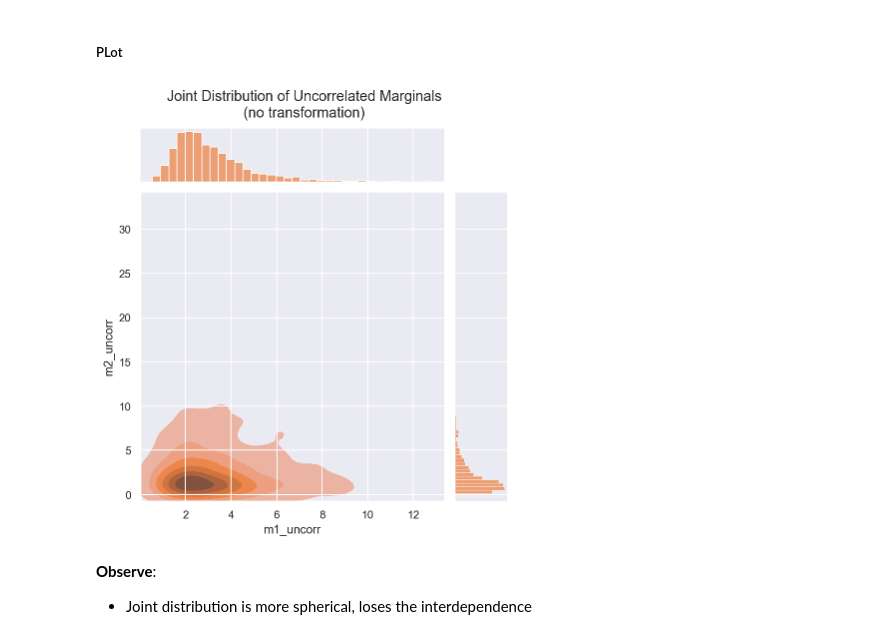
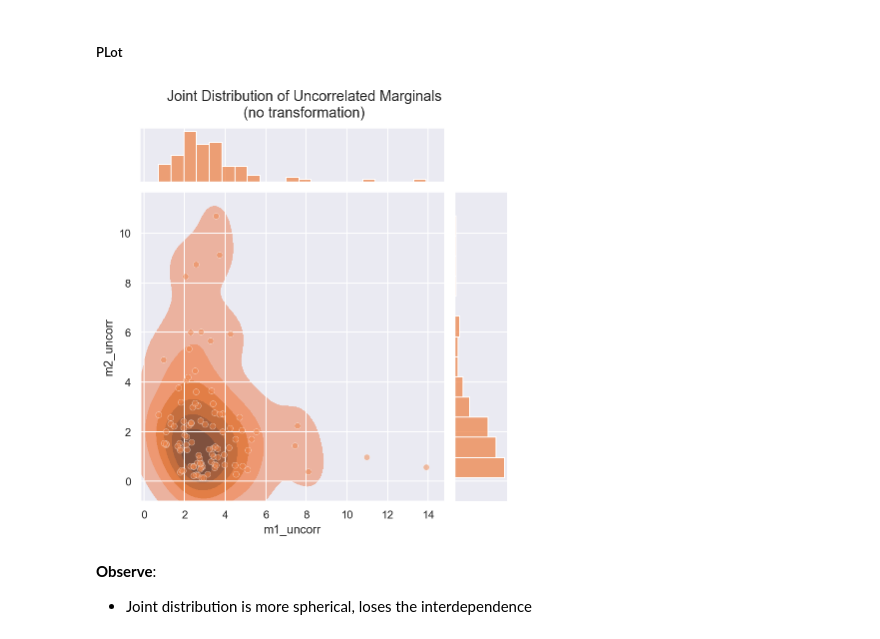
Before and after one commit to oreum-industries/oreum_copula, a Jupyter notebook: 01_Background_Copulas.ipynb, the cells around one changed output. Saved outputs shown, nothing was run; the diff lists cells and outputs as text; code cells hidden in the pictures.

```diff
--- a/01_Background_Copulas.ipynb
+++ b/01_Background_Copulas.ipynb
@@ -59,7 +59,7 @@ Demo the concept by generating synthetic data from a joint distribution that inc
 # %% [markdown]
 ### 1.1.1 Generate random samples from multivariate normal with known covariance
 # %%
-N_SAMPLES = 1000
+N_SAMPLES = 100
 r = -0.8                  # set a high correlation for ease of viewing later
 true_cov = np.array([[1., r], [r, 1.]])
 mvnorm = stats.multivariate_normal(mean=np.zeros(2), cov=true_cov)
@@ -68,8 +68,10 @@ df = pd.DataFrame(mvnorm.rvs(N_SAMPLES), columns=['mvn1', 'mvn2'])
 ##### Plot
 # %%
 kde_kws = dict(zorder=0, levels=7, cut=1)
+sctr_kws = dict(zorder=1, alpha=0.5)
 g = sns.JointGrid(x='mvn1', y='mvn2', data=df)
 g.plot_joint(sns.kdeplot, **kde_kws, fill=True)
+g.plot_joint(sns.scatterplot, **sctr_kws)
 g.plot_marginals(sns.histplot)
 _ = g.fig.suptitle(f'{N_SAMPLES} samples from 2D Gaussian'
                    + f'\n$MvN(0, \Sigma={true_cov.flatten().tolist()})$', y=1.06)
@@ -125,10 +129,11 @@ df['m2_uncorr'] = m2_dist.rvs(N_SAMPLES)
 # %%
 g = sns.JointGrid(x='m1_uncorr', y='m2_uncorr', data=df)
 g.plot_joint(sns.kdeplot, **kde_kws, color='C1', fill=True)
+g.plot_joint(sns.scatterplot, **sctr_kws, color='C1')
 g.plot_marginals(sns.histplot, color='C1')
 _ = g.fig.suptitle('Joint Distribution of Uncorrelated Marginals\n(no transformation)', y=1.06)
 # %% [output]
-[figure, old version]
+[figure, new version]
 # %% [markdown]
 **Observe**:
 + Joint distribution is more spherical, loses the interdependence
```
Also changed, not shown: parts of 7 cells of this notebook, 1 other file.
